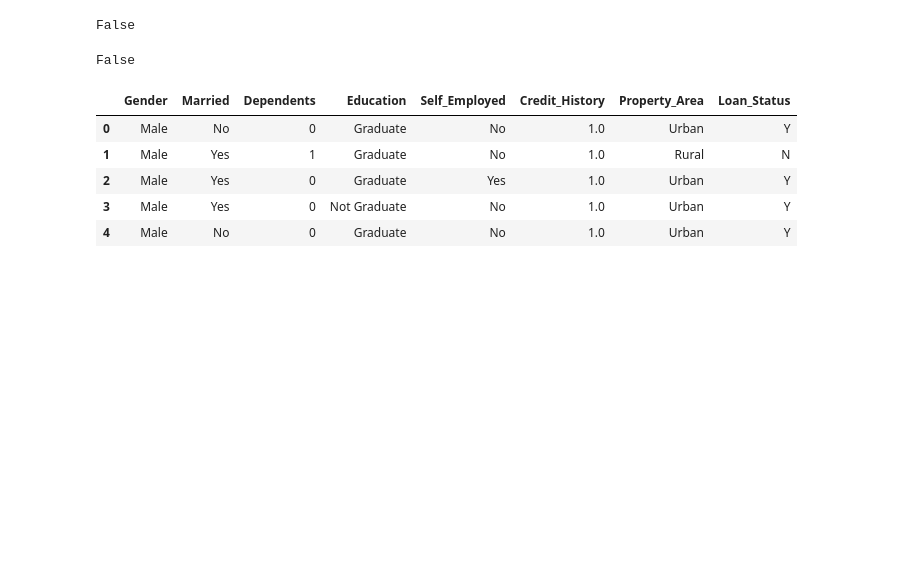
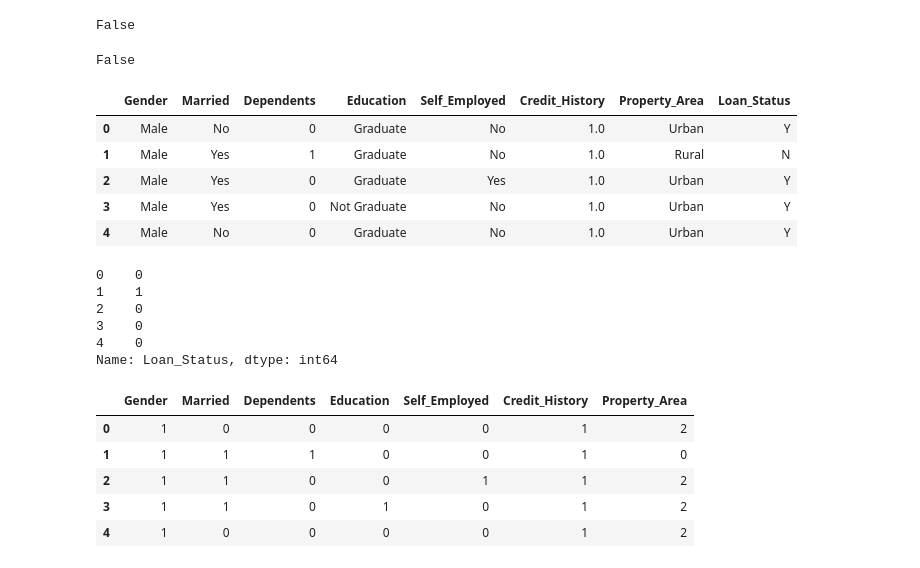
Before and after one commit to EmadKadra123/Project_From_Kaggle, a Jupyter notebook: loan-predction.ipynb, the cells around one changed output. Drawn from its saved outputs; the diff is of its cells as text; code cells hidden in the pictures; blank space fills up the shorter version.

```diff
--- a/loan-predction.ipynb
+++ b/loan-predction.ipynb
@@ -250,0 +261,18 @@ cat_data.head()
+# %%
+target.head()
+# %% [output]
+0    0
+1    1
+2    0
+3    0
+4    0
+Name: Loan_Status, dtype: int64
+# %%
+cat_data.head()
+# %% [output]
+|  | Gender | Married | Dependents | Education | Self_Employed | Credit_History | Property_Area |
+| 0 | 1 | 0 | 0 | 0 | 0 | 1 | 2 |
+| 1 | 1 | 1 | 1 | 0 | 0 | 1 | 0 |
+| 2 | 1 | 1 | 0 | 0 | 1 | 1 | 2 |
+| 3 | 1 | 1 | 0 | 1 | 0 | 1 | 2 |
+| 4 | 1 | 0 | 0 | 0 | 0 | 1 | 2 |
```
Also changed, not shown: parts of 9 cells of this notebook.
